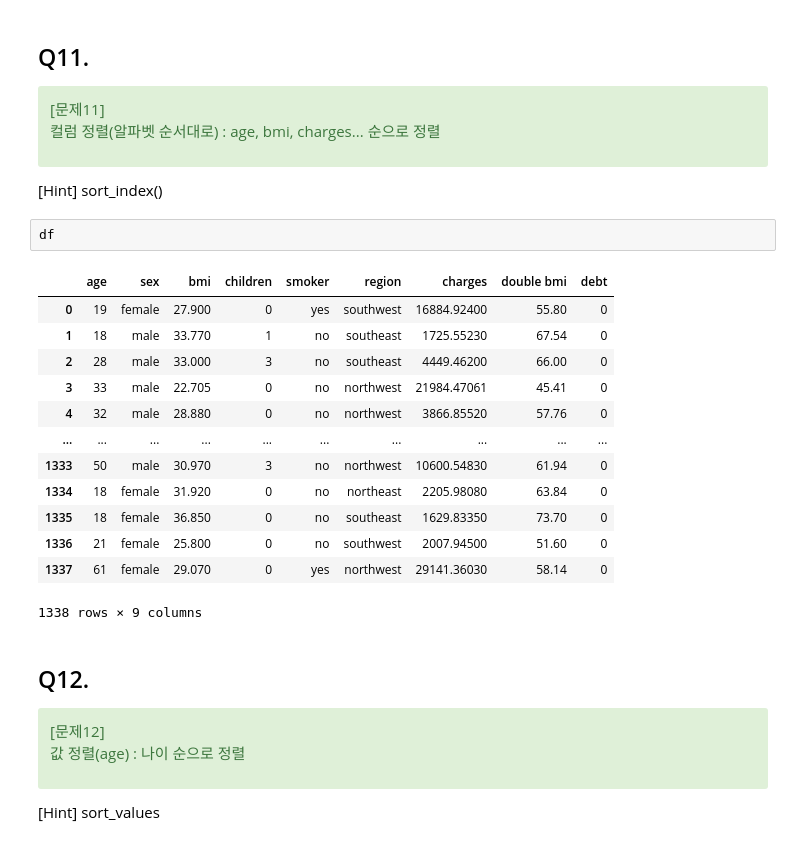
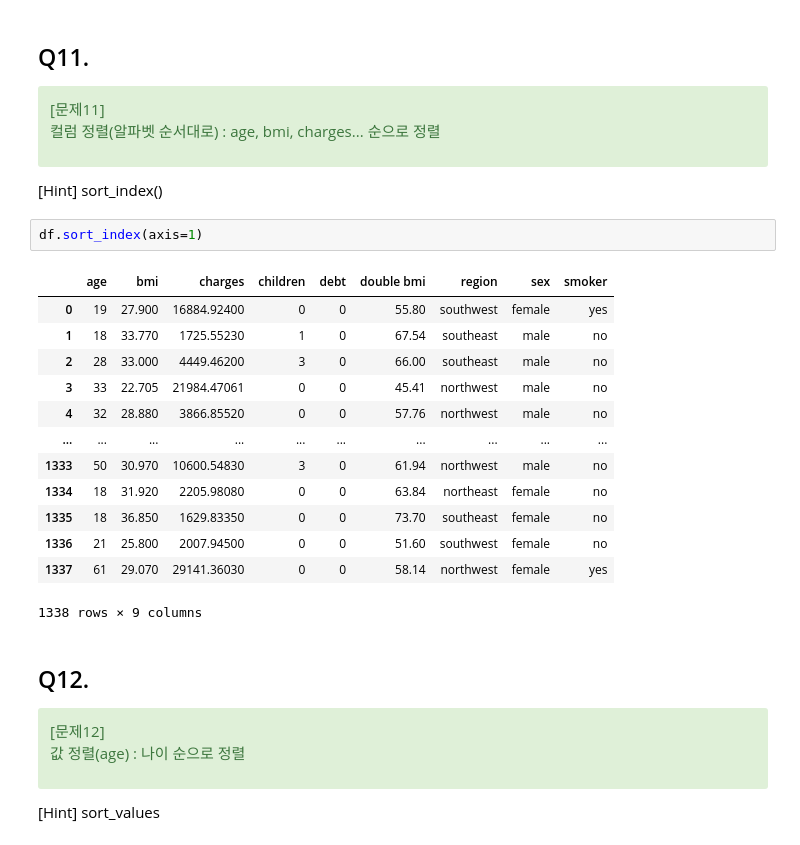
Before and after one commit to Leeyoungsik/Python_AI_Basic, a Jupyter notebook: pandas_exercise.ipynb, the cells around one changed output. Cells and saved outputs as stored; diff of their text form.

```diff
--- a/pandas_exercise.ipynb
+++ b/pandas_exercise.ipynb
@@ -272,22 +272,22 @@ Name: charges, Length: 1338, dtype: float64
 
 [Hint]
 sort_index()
-# %%
-df
-# %% [output]
-|  | age | sex | bmi | children | smoker | region | charges | double bmi | debt |
-| 0 | 19 | female | 27.900 | 0 | yes | southwest | 16884.92400 | 55.80 | 0 |
-| 1 | 18 | male | 33.770 | 1 | no | southeast | 1725.55230 | 67.54 | 0 |
-| 2 | 28 | male | 33.000 | 3 | no | southeast | 4449.46200 | 66.00 | 0 |
-| 3 | 33 | male | 22.705 | 0 | no | northwest | 21984.47061 | 45.41 | 0 |
-| 4 | 32 | male | 28.880 | 0 | no | northwest | 3866.85520 | 57.76 | 0 |
-| ... | ... | ... | ... | ... | ... | ... | ... | ... | ... |
-| 1333 | 50 | male | 30.970 | 3 | no | northwest | 10600.54830 | 61.94 | 0 |
-| 1334 | 18 | female | 31.920 | 0 | no | northeast | 2205.98080 | 63.84 | 0 |
-| 1335 | 18 | female | 36.850 | 0 | no | southeast | 1629.83350 | 73.70 | 0 |
-| 1336 | 21 | female | 25.800 | 0 | no | southwest | 2007.94500 | 51.60 | 0 |
-| 1337 | 61 | female | 29.070 | 0 | yes | northwest | 29141.36030 | 58.14 | 0 |
-1338 rows × 9 columns
+# %%
+df.sort_index(axis=1)
+# %% [output]
+|  | age | bmi | charges | children | debt | double bmi | region | sex | smoker |
+| 0 | 19 | 27.900 | 16884.92400 | 0 | 0 | 55.80 | southwest | female | yes |
+| 1 | 18 | 33.770 | 1725.55230 | 1 | 0 | 67.54 | southeast | male | no |
+| 2 | 28 | 33.000 | 4449.46200 | 3 | 0 | 66.00 | southeast | male | no |
+| 3 | 33 | 22.705 | 21984.47061 | 0 | 0 | 45.41 | northwest | male | no |
+| 4 | 32 | 28.880 | 3866.85520 | 0 | 0 | 57.76 | northwest | male | no |
+| ... | ... | ... | ... | ... | ... | ... | ... | ... | ... |
+| 1333 | 50 | 30.970 | 10600.54830 | 3 | 0 | 61.94 | northwest | male | no |
+| 1334 | 18 | 31.920 | 2205.98080 | 0 | 0 | 63.84 | northeast | female | no |
+| 1335 | 18 | 36.850 | 1629.83350 | 0 | 0 | 73.70 | southeast | female | no |
+| 1336 | 21 | 25.800 | 2007.94500 | 0 | 0 | 51.60 | southwest | female | no |
+| 1337 | 61 | 29.070 | 29141.36030 | 0 | 0 | 58.14 | northwest | female | yes |
+1338 rows × 9 columns
 # %% [markdown]
 ## Q12.
 <div class="alert alert-success">
```
